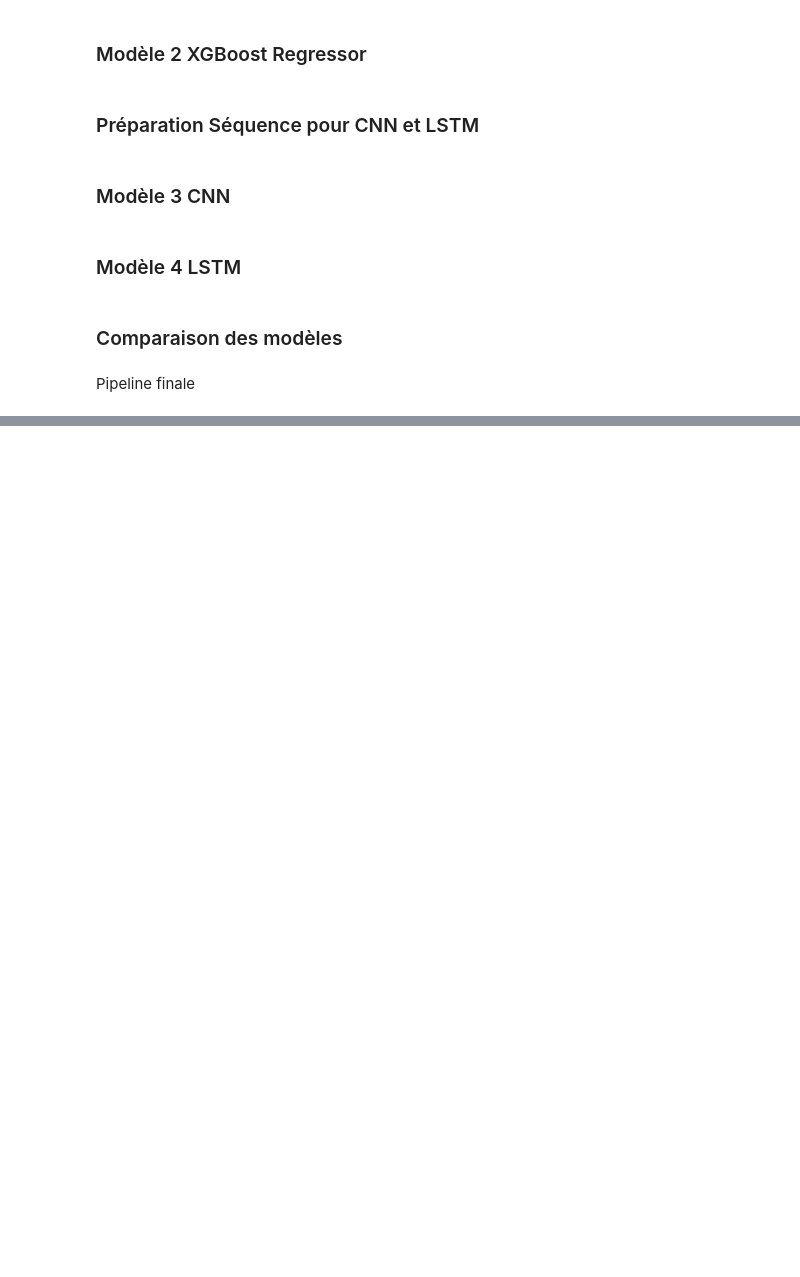
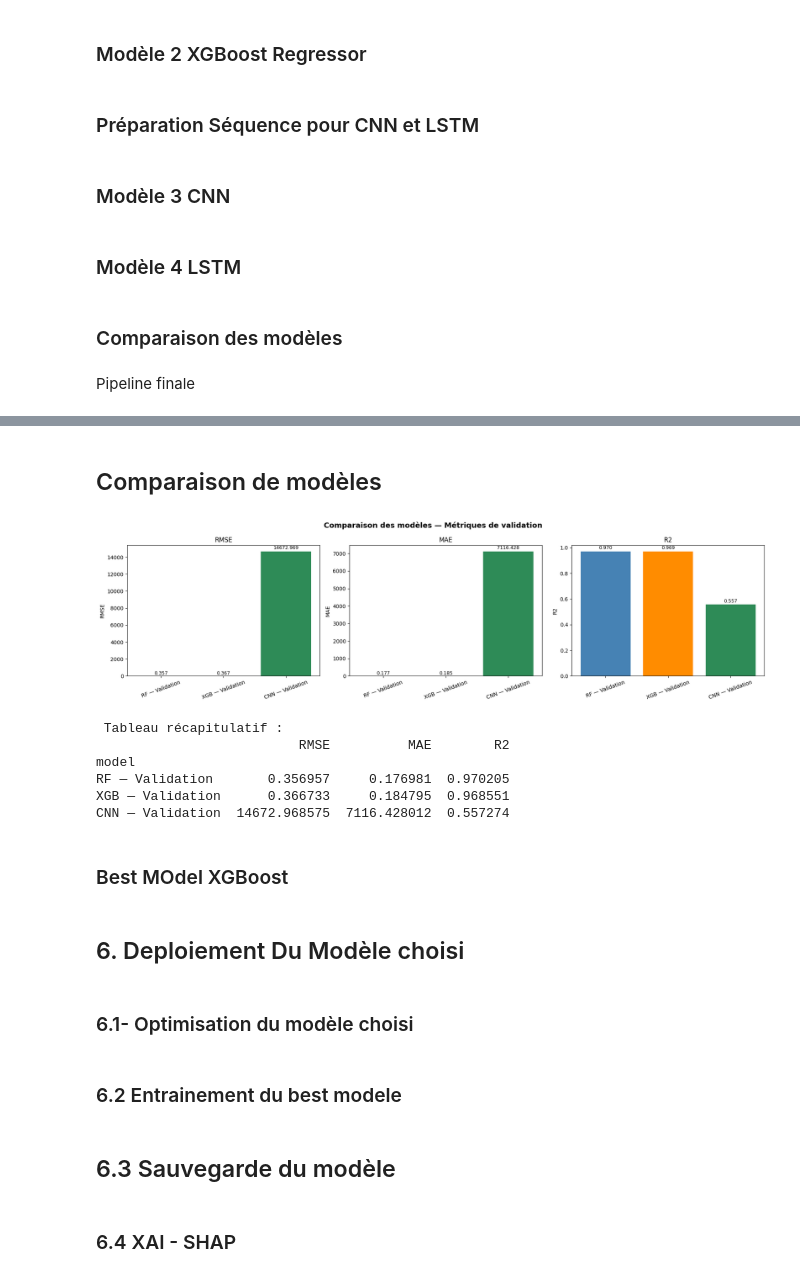
Before and after one commit to Brice92-Analyste/Walmart-Project, a Jupyter notebook: projet.ipynb, the cells around one changed output, grey strips where cells are left out. Drawn from its saved outputs; the diff is of its cells as text; code cells hidden in the pictures; blank space fills up the shorter version.

```diff
--- a/projet.ipynb
+++ b/projet.ipynb
@@ -1888,0 +1874,19 @@ R2 : 0.51
+# %% [markdown]
+## Comparaison de modèles
+# %%
+# --- Comparaison ---
+df_comparaison = plot_comparaison(all_metrics)
+# %% [output]
+[figure, added]
+ Tableau récapitulatif :
+                          RMSE          MAE        R2
+model
+RF — Validation       0.356957     0.176981  0.970205
+XGB — Validation      0.366733     0.184795  0.968551
+CNN — Validation  14672.968575  7116.428012  0.557274
+# %% [markdown]
+### Best MOdel XGBoost
+# %% [markdown]
+## 6. Deploiement Du Modèle choisi
+# %% [markdown]
+### 6.1- Optimisation du modèle choisi
@@ -1888,0 +1930,2 @@ R2 : 0.51
+# %% [markdown]
+### 6.2 Entrainement du best modele
@@ -1888,0 +1958,2 @@ R2 : 0.51
+# %% [markdown]
+## 6.3 Sauvegarde du modèle
@@ -1888,0 +2055,2 @@ R2 : 0.51
+# %% [markdown]
+### 6.4 XAI - SHAP
```
Also changed, not shown: parts of 27 cells of this notebook, 8 other files.
